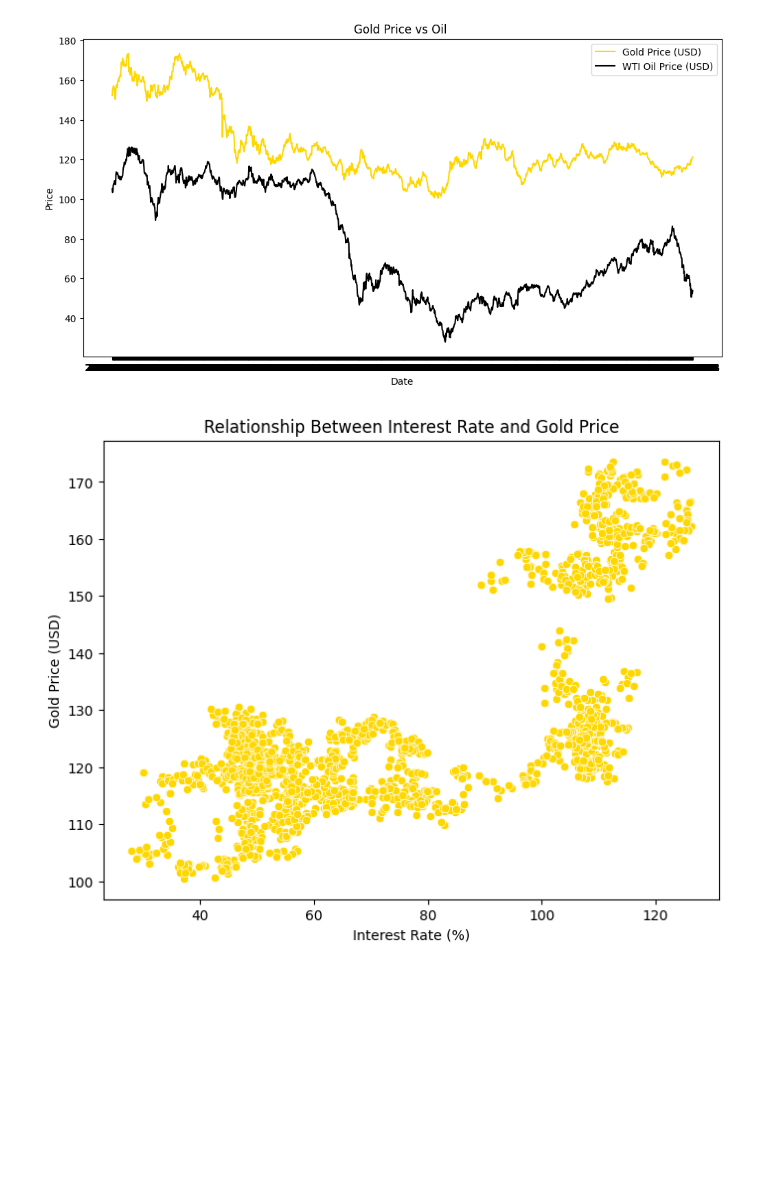
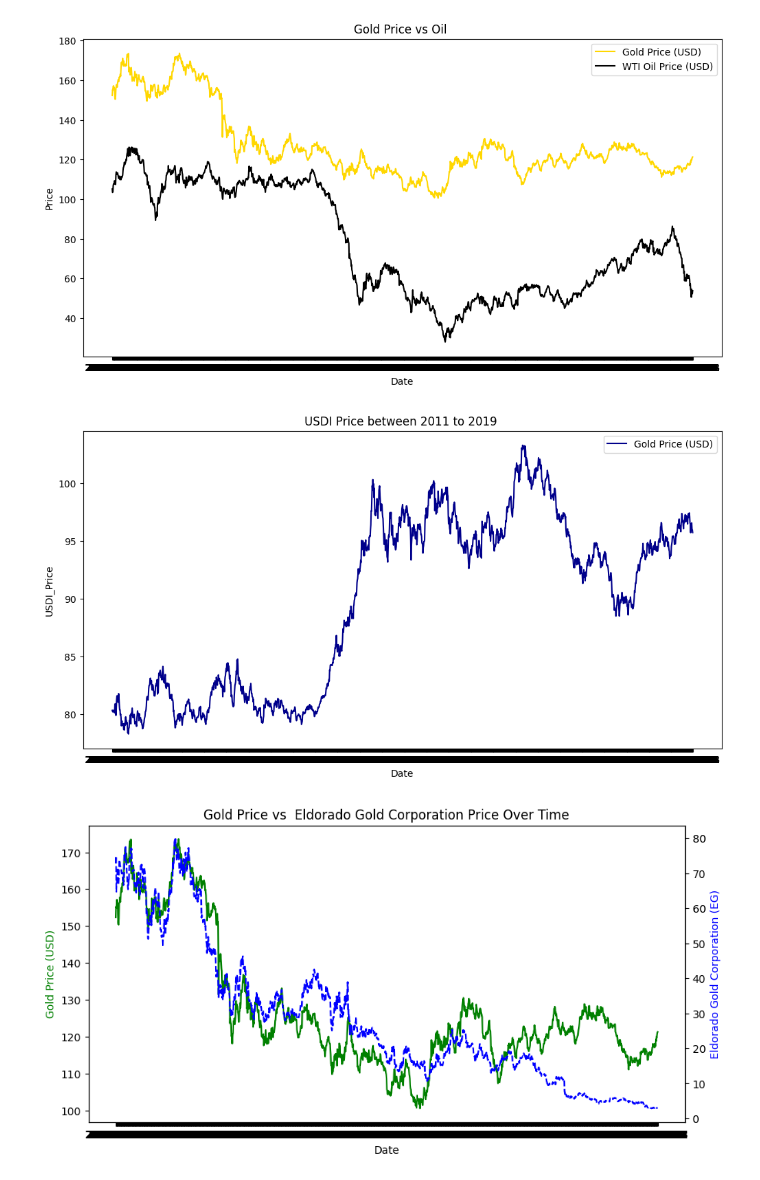
Before and after one commit to aiaaee/Gold-Price-Prediction, a Jupyter notebook: Gold_Price_Prediction.ipynb, the cells around one changed output. Cells and saved outputs as stored; diff of their text form; code cells hidden in the pictures; blank space fills up the shorter version.

```diff
--- a/Gold_Price_Prediction.ipynb
+++ b/Gold_Price_Prediction.ipynb
@@ -101,15 +127,29 @@ plt.title("Gold Price vs Oil ")
 plt.show()
 # %% [output]
 [figure]
-# %%
-
-
-plt.figure(figsize=(8, 6))
-sns.scatterplot(x=data['OF_Price'], y=data['Close'], color='gold')
-
-plt.xlabel("Interest Rate (%)")
-plt.ylabel("Gold Price (USD)")
-plt.title("Relationship Between Interest Rate and Gold Price")
-plt.show()
-# %% [output]
-[figure, removed]
+# %%
+plt.figure(figsize=(12, 6))
+plt.plot(data['Date'], data['USDI_Price'], label='Gold Price (USD)', color='darkblue')
+
+plt.legend()
+plt.xlabel("Date")
+plt.ylabel("USDI_Price")
+plt.title("USDI Price between 2011 to 2019 ")
+plt.show()
+# %% [output]
+[figure, added]
+# %%
+fig, ax1 = plt.subplots(figsize=(10,5))
+
+ax2 = ax1.twinx()
+ax1.plot(data['Date'], data['Close'], 'g-', label="Gold Price")
+ax2.plot(data['Date'], data['EG_close'], 'b--', label=" Eldorado Gold Corporation")
+
+ax1.set_xlabel("Date")
+ax1.set_ylabel("Gold Price (USD)", color='g')
+ax2.set_ylabel(" Eldorado Gold Corporation (EG) ", color='b')
+
+plt.title("Gold Price vs  Eldorado Gold Corporation Price Over Time")
+plt.show()
+# %% [output]
+[figure, added]
```
Also changed, not shown: parts of 20 cells of this notebook.
